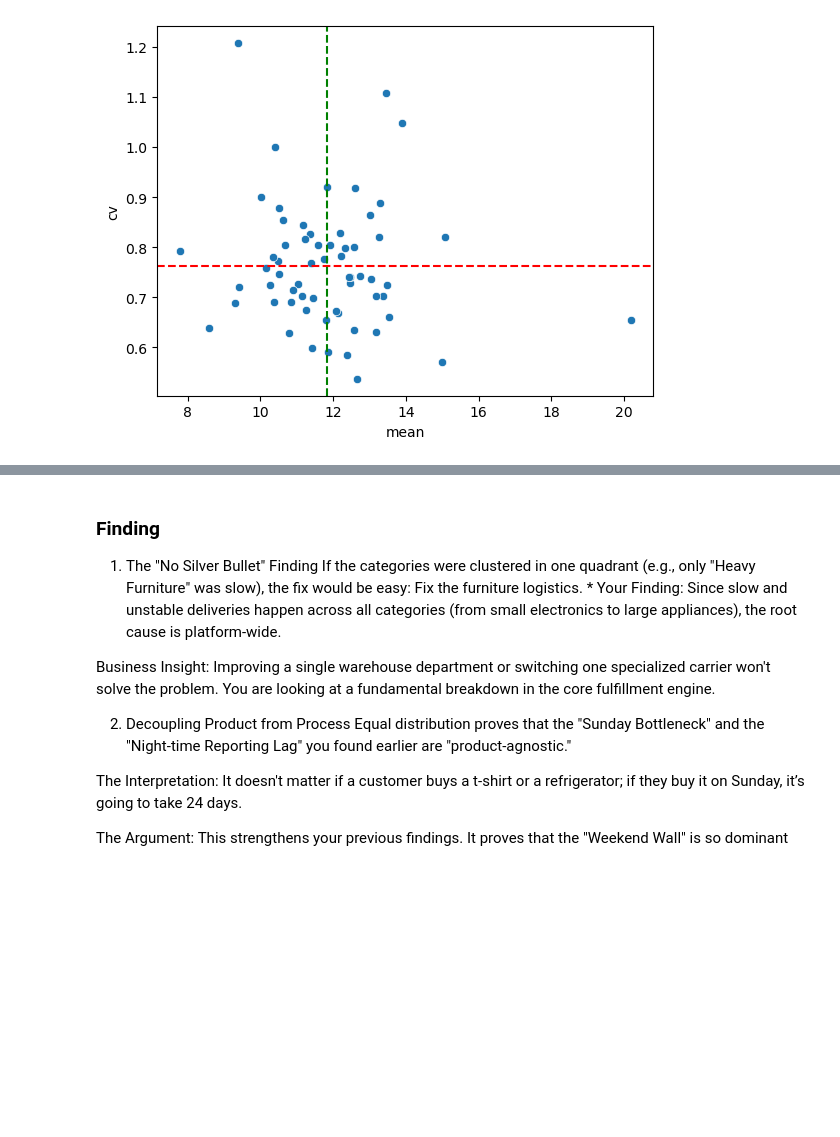
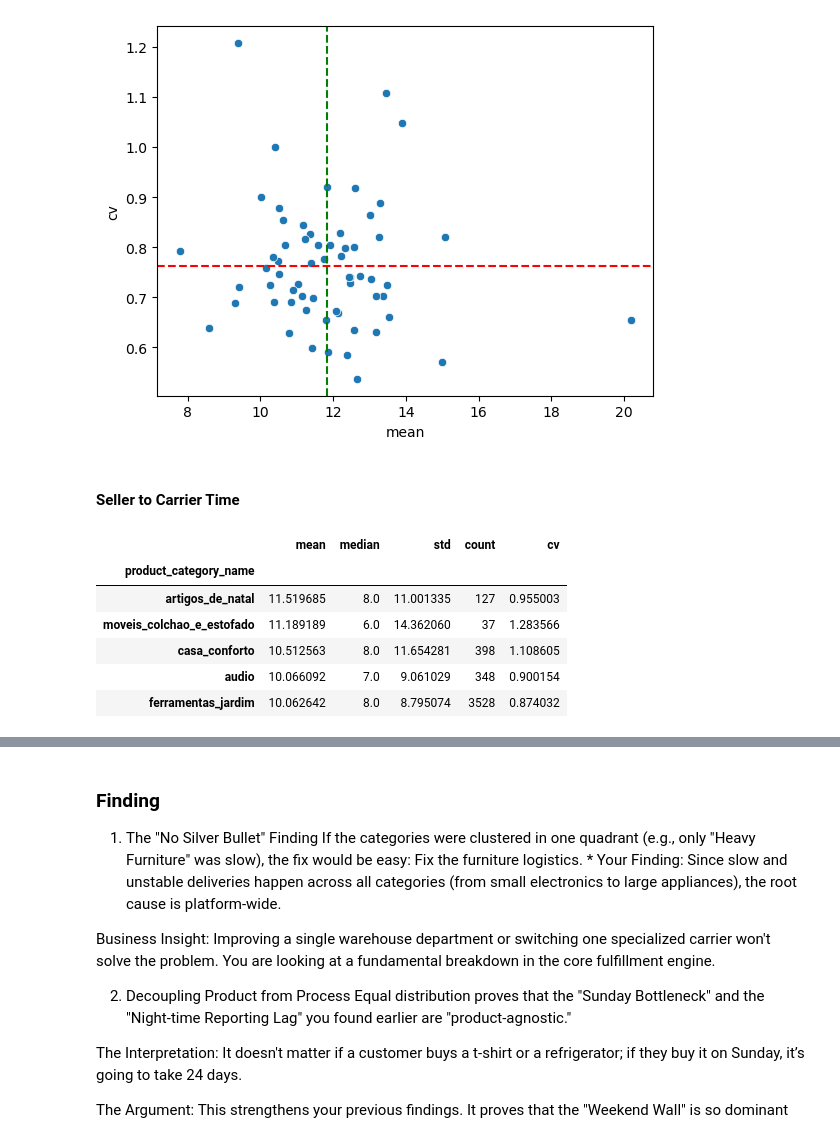
Before and after one commit to yunwe/olist-logistics-efficiency, a Jupyter notebook: notebooks/Product Category.ipynb, the cells around one changed output, grey strips where cells are left out. Drawn from its saved outputs; the diff is of its cells as text; code cells hidden in the pictures; blank space fills up the shorter version.

```diff
--- a/notebooks/Product Category.ipynb
+++ b/notebooks/Product Category.ipynb
@@ -74,3 +77,35 @@ plt.axvline(x=x_mean, color='g', linestyle='--')
 plt.show()
 # %% [output]
 [figure]
+# %% [markdown]
+#### Seller to Carrier Time
+# %%
+df = dataset[['product_category_name']].copy()
+df['total_days'] = dataset['carrier_to_customer_time'].dt.days
+
+"""
+First, group by category and calculate the "Big Three" metrics:
+    Mean (Average),
+    Median (Middle ground, resistant to outliers),
+    and Standard Deviation (Consistency).
+"""
+df = df.groupby('product_category_name')['total_days'].agg(['mean', 'median', 'std', 'count']).sort_values(by='mean', ascending=False)
+
+"""
+Focus only on categories with enough data (e.g., more than 30 orders)
+"""
+df = df[df['count'] > 30]
+
+"""
+add coefficient of variation
+"""
+df['cv'] = df['std'] / df['mean']
+df.head(5)
+# %% [output]
+|  | mean | median | std | count | cv |
+| product_category_name |  |  |  |  |  |
+| artigos_de_natal | 11.519685 | 8.0 | 11.001335 | 127 | 0.955003 |
+| moveis_colchao_e_estofado | 11.189189 | 6.0 | 14.362060 | 37 | 1.283566 |
+| casa_conforto | 10.512563 | 8.0 | 11.654281 | 398 | 1.108605 |
+| audio | 10.066092 | 7.0 | 9.061029 | 348 | 0.900154 |
+| ferramentas_jardim | 10.062642 | 8.0 | 8.795074 | 3528 | 0.874032 |
```
Also changed, not shown: parts of 6 cells of this notebook, 18 other files.
